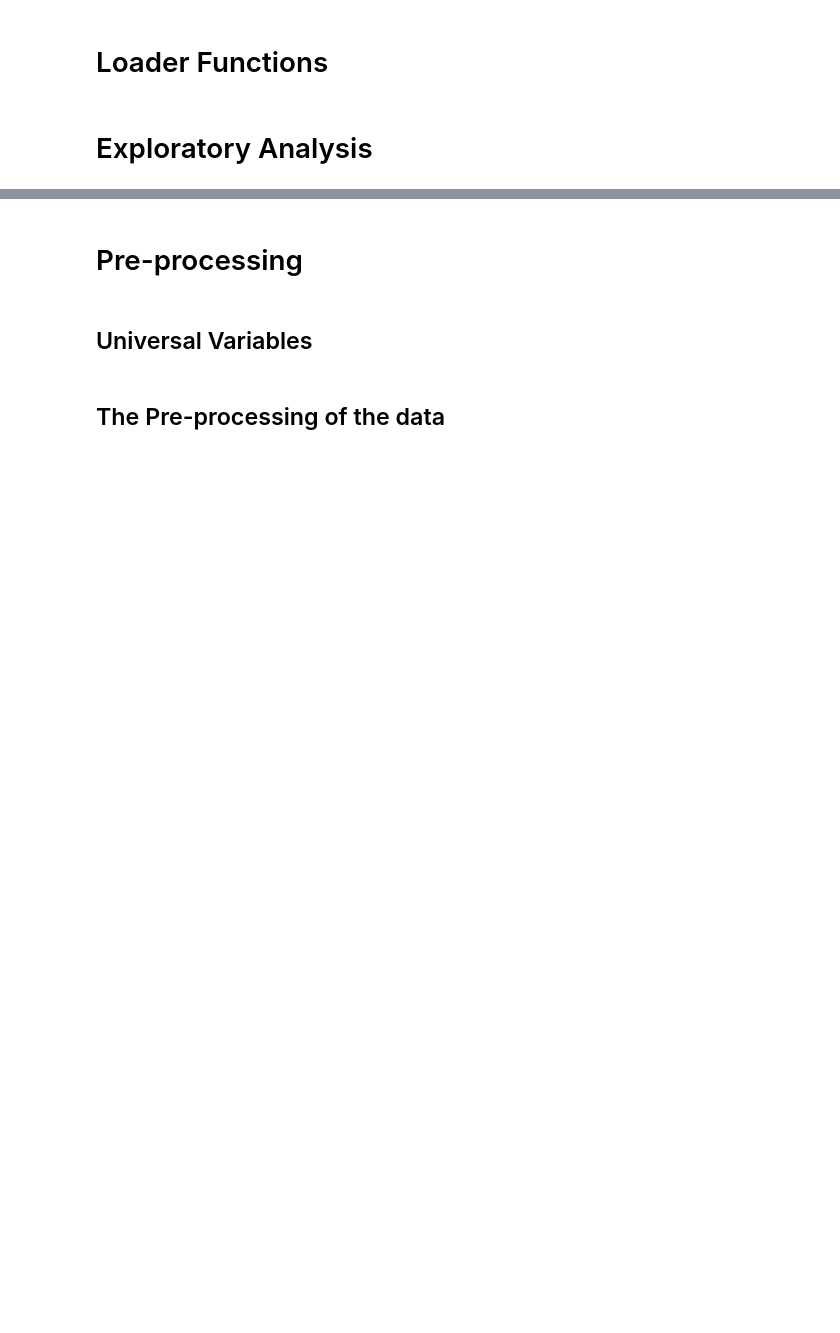
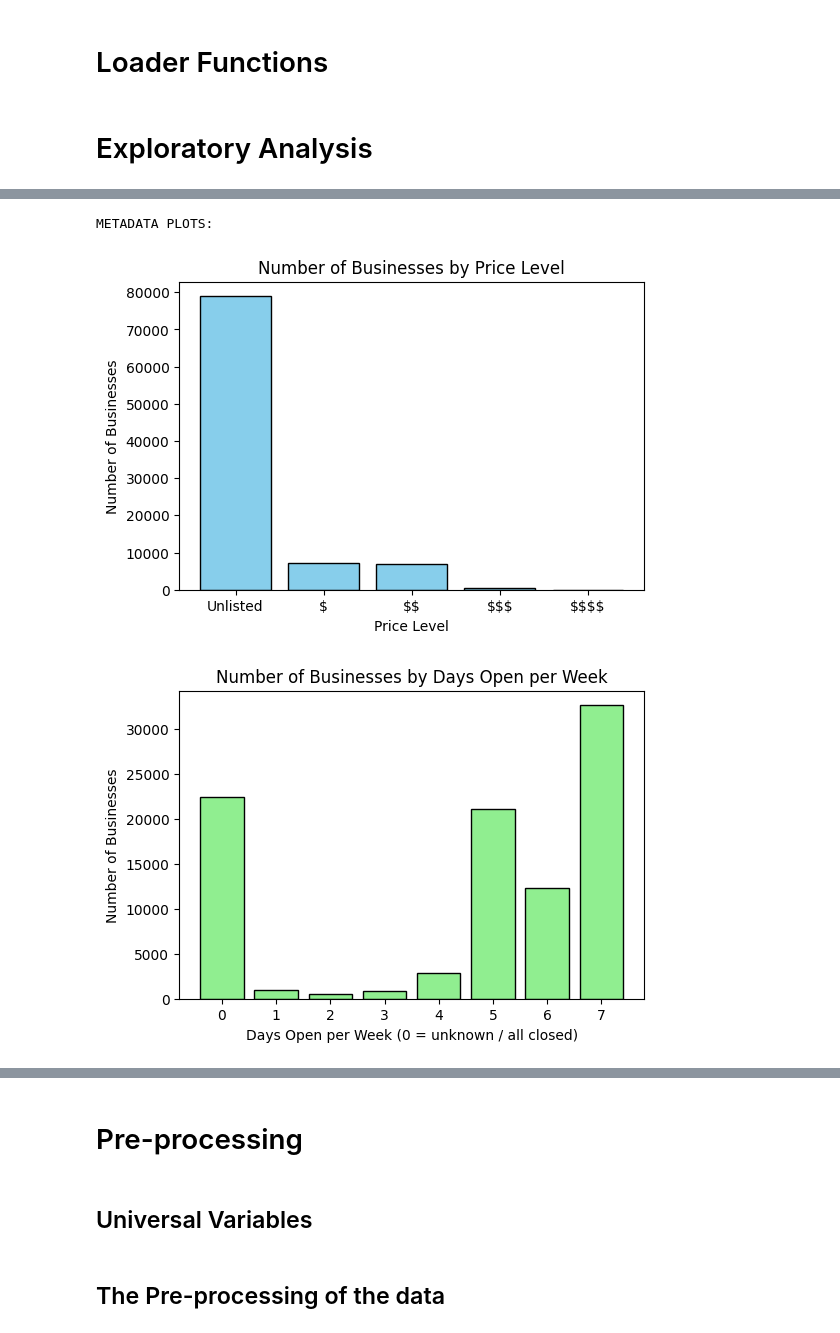
Before and after one commit to asaladi/CSE158_Assignment2, a Jupyter notebook: workbook.ipynb, the cells around one changed output, grey strips where cells are left out. Cells and saved outputs as stored; diff of their text form; code cells hidden in the pictures; blank space fills up the shorter version.

```diff
--- a/workbook.ipynb
+++ b/workbook.ipynb
@@ -58,0 +285,35 @@ def load_user_likes(filename):
+# %%
+print("METADATA PLOTS: ")
+
+# ---- BAR CHART ----
+plt.figure(figsize=(6,4))
+plt.bar(safe_labels, price_counts_by_length.values, color='skyblue', edgecolor='black')
+plt.title("Number of Businesses by Price Level")
+plt.xlabel("Price Level")
+plt.ylabel("Number of Businesses")
+plt.savefig("price_level.png")
+plt.show()
+
+# Bar chart
+days_counts = meta_df["days_open"].value_counts().sort_index()
+plt.figure(figsize=(6,4))
+plt.bar(days_counts.index, days_counts.values, color='lightgreen', edgecolor='black')
+plt.title("Number of Businesses by Days Open per Week")
+plt.xlabel("Days Open per Week (0 = unknown / all closed)")
+plt.ylabel("Number of Businesses")
+plt.xticks(range(0,8))  # Show 0–7
+plt.savefig("open_days.png")
+plt.show()
+
+# Histogram of description lengths
+plt.figure(figsize=(8,4))
+plt.hist(meta_df["desc_length"], bins=40, color='lightcoral', edgecolor='black')
+plt.title("Distribution of Description Lengths")
+plt.xlabel("Description Length (number of characters)")
+plt.ylabel("Number of Businesses")
+plt.savefig("desc_length.png")
+plt.show()
+# %% [output]
+METADATA PLOTS:
+[figure, added]
+[figure, added]
```
Also changed, not shown: parts of 16 cells of this notebook, 7 other files.
